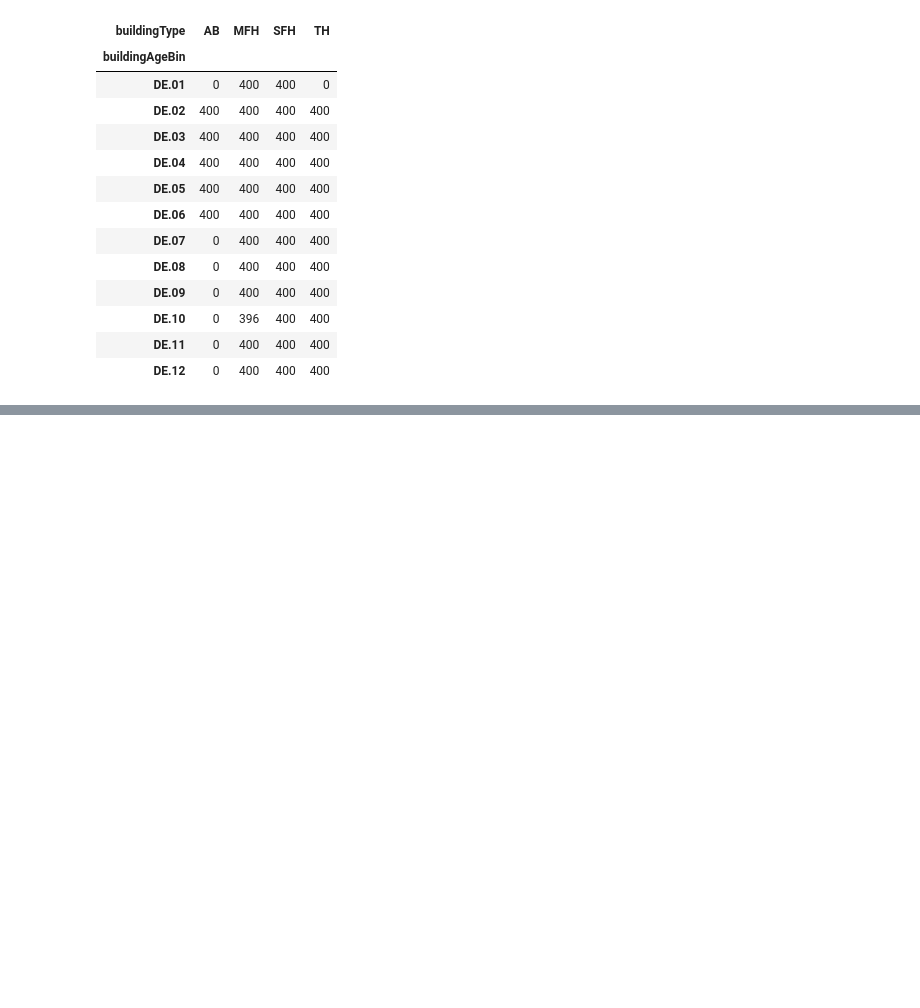
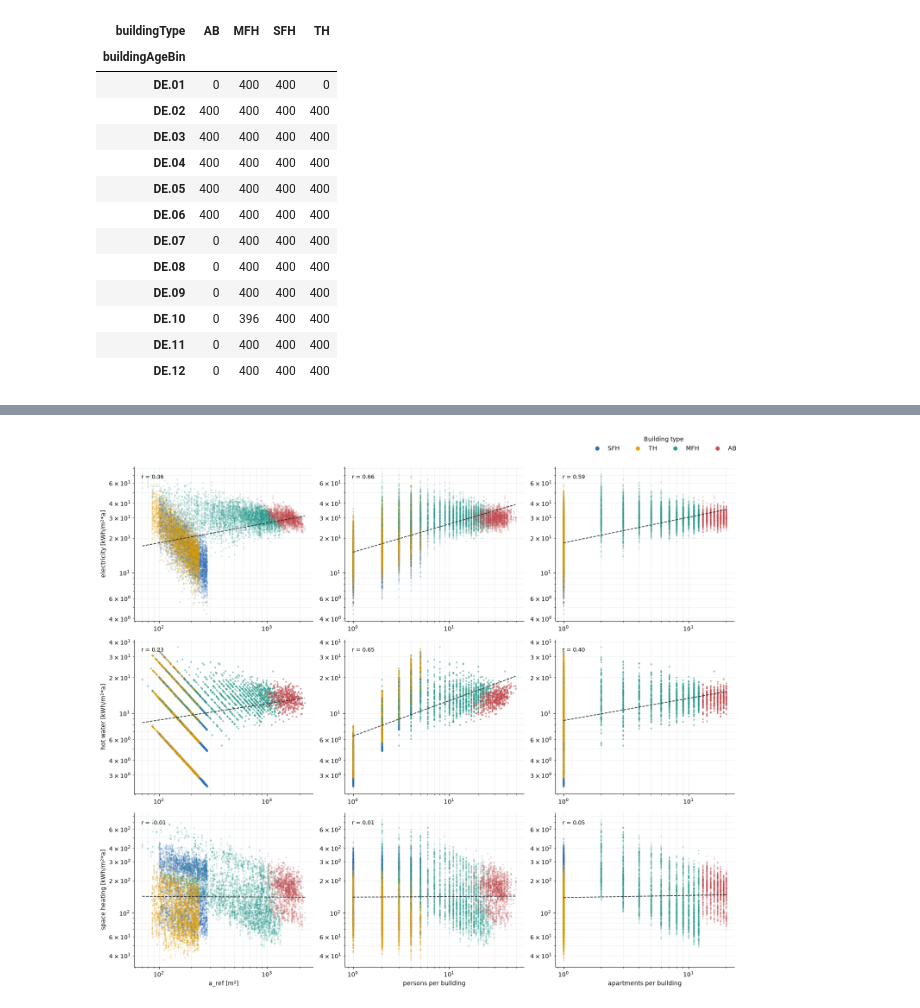
Before and after one commit to NV717/Master_Thesis_EWI_2026, a Jupyter notebook: Ch_2_Deskriptive_Analysis/DescAnalysis.ipynb, the cells around one changed output, grey strips where cells are left out. Saved outputs shown, nothing was run; the diff lists cells and outputs as text; code cells hidden in the pictures; blank space fills up the shorter version.

```diff
--- a/Ch_2_Deskriptive_Analysis/DescAnalysis.ipynb
+++ b/Ch_2_Deskriptive_Analysis/DescAnalysis.ipynb
@@ -178,0 +211,6 @@ NameError: name 'resid' is not defined
+# %%
+XS = {"a_ref": "a_ref [m²]", "total_persons": "persons per building", "n_apartments": "apartments per building"}
+YS = {"elec_sum_yearly_per_a_ref": "electricity [kWh/m²*a]", "dhw_sum_yearly_per_a_ref": "hot water [kWh/m²*a]", "sh_sum_yearly_per_a_ref": "space heating [kWh/m²*a]"}
+plot_parameter_scatter_cont(x,en_type=YS, params=XS)
+# %% [output]
+[figure, added]
```
Also changed, not shown: parts of 20 cells of this notebook, 1 other file.
